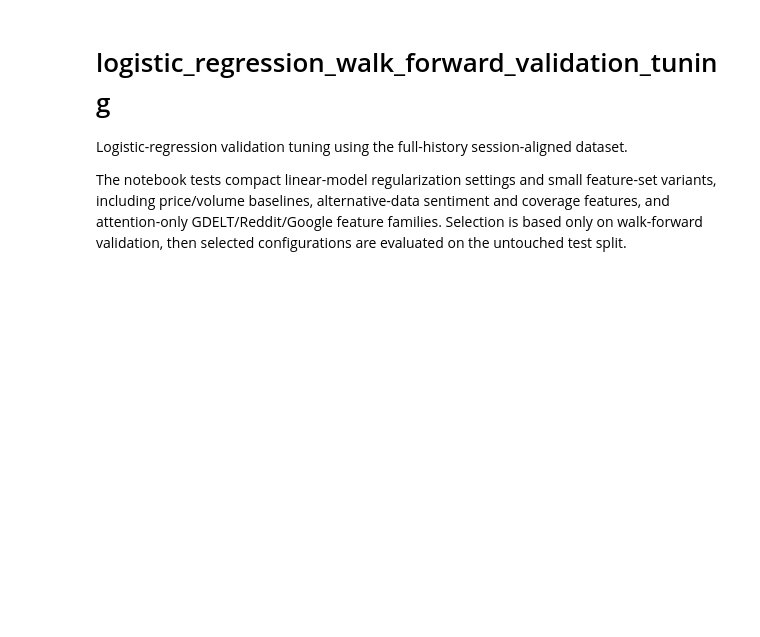
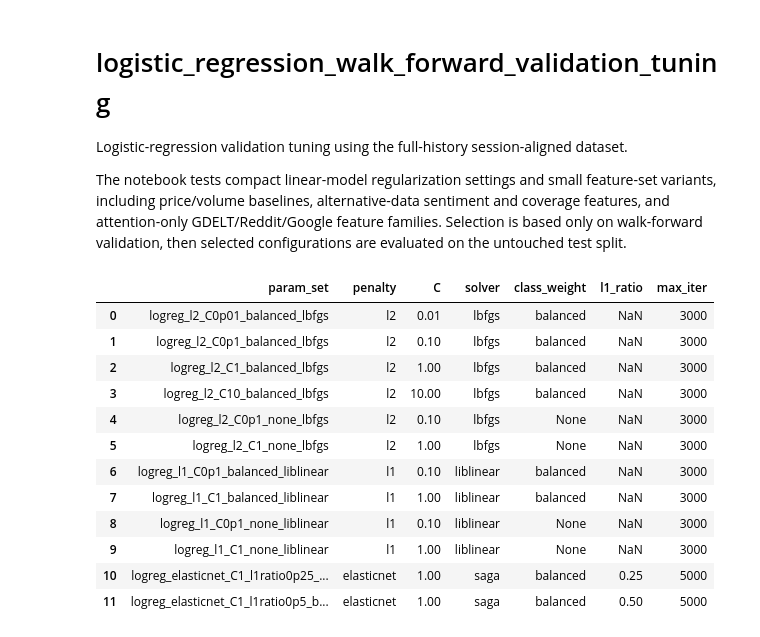
Before and after one commit to filip19992/equity-price-direction-predictor, a Jupyter notebook: notebooks/logistic_regression.ipynb, the cells around one changed output. Drawn from its saved outputs; the diff is of its cells as text; code cells hidden in the pictures; blank space fills up the shorter version.

```diff
--- a/notebooks/logistic_regression.ipynb
+++ b/notebooks/logistic_regression.ipynb
@@ -31,34 +30,13 @@ import sys
 if str(PROJECT_ROOT) not in sys.path:
     sys.path.insert(0, str(PROJECT_ROOT))
 
+from notebook_utils.experiment_config import build_default_config
 from notebook_utils.feature_set_grid_builder import FeatureFrameBuilder, FeatureSetGridBuilder
 from notebook_utils.metrics import ClassificationMetrics
 from notebook_utils.model_report_builder import ModelReportBuilder
 from notebook_utils.split_utils import make_split_dates, make_walk_forward_fold_specs, subset_by_dates
 
-CONFIG = {
-    "dataset_path": PROJECT_ROOT / "data" / "datasets" / "stock_panel_nine_tickers_session_aligned_full_history_adjusted_google_score_raw.csv",
-    "excluded_tickers": ["NFLX"],
-    "neutral_band": 0.005,
-    "test_size": 0.25,
-    "validation_fraction_within_pretest": 0.25,
-    "min_validation_dates": 20,
-    "gap_days": 1,
-    "random_state": 42,
-    "selection_metric": "selection_score",
-    "primary_validation_metric": "balanced_accuracy",
-    "walk_forward_folds": 4,
-    "walk_forward_validation_dates": 80,
-    "walk_forward_min_train_dates": 252,
-    "walk_forward_stability_penalty": 0.25,
-    "max_features_per_model": 10,
-    "tune_decision_threshold": True,
-    "threshold_min_quantile": 0.05,
-    "threshold_max_quantile": 0.95,
-    "threshold_grid_size": 181,
-    "bootstrap_iterations": 1000,
-    "bootstrap_ci": 0.95,
-}
+CONFIG = build_default_config(PROJECT_ROOT)
 
 LOGREG_C_VALUES = [0.01, 0.1, 1.0, 10.0]
 
@@ -133,33 +111,47 @@ for l1_ratio in [0.25, 0.5]:
             "C": 1.0,
             "solver": "saga",
             "class_weight": "balanced",
             "l1_ratio": l1_ratio,
             "max_iter": 5000,
         }
     )
 
 feature_grid = FeatureSetGridBuilder.build(
     max_features_per_model=CONFIG["max_features_per_model"],
 )
 
 PRICE_FEATURES = feature_grid.price_features
 VOLUME_FEATURE_OPTIONS = feature_grid.volume_feature_options
 GDELT_FEATURE_OPTIONS = feature_grid.gdelt_feature_options
 GDELT_SENTIMENT_FEATURE_OPTIONS = feature_grid.gdelt_sentiment_feature_options
 GDELT_ATTENTION_FEATURE_OPTIONS = feature_grid.gdelt_attention_feature_options
 REDDIT_FEATURE_OPTIONS = feature_grid.reddit_feature_options
 REDDIT_ATTENTION_FEATURE_OPTIONS = feature_grid.reddit_attention_feature_options
 GOOGLE_TRENDS_FEATURE_OPTIONS = feature_grid.google_trends_feature_options
 GOOGLE_SCORE_ATTENTION_FEATURE_OPTIONS = feature_grid.google_score_attention_feature_options
 DERIVED_FEATURE_COLUMNS = feature_grid.derived_feature_columns
 BASE_VOLUME_OPTION = feature_grid.base_volume_option
 BASELINE_FEATURE_SET = feature_grid.baseline_feature_set
 FEATURE_SET_SPECS = feature_grid.feature_set_specs
 FEATURE_SETS = feature_grid.feature_sets
 FEATURE_SET_METADATA = feature_grid.feature_set_metadata
 SKIPPED_FEATURE_SETS = feature_grid.skipped_feature_sets
 FEATURE_SETS_TO_TEST = feature_grid.feature_sets_to_test
 pd.DataFrame(LOGREG_PARAM_GRID)
+# %% [output]
+|  | param_set | penalty | C | solver | class_weight | l1_ratio | max_iter |
+| 0 | logreg_l2_C0p01_balanced_lbfgs | l2 | 0.01 | lbfgs | balanced | NaN | 3000 |
+| 1 | logreg_l2_C0p1_balanced_lbfgs | l2 | 0.10 | lbfgs | balanced | NaN | 3000 |
+| 2 | logreg_l2_C1_balanced_lbfgs | l2 | 1.00 | lbfgs | balanced | NaN | 3000 |
+| 3 | logreg_l2_C10_balanced_lbfgs | l2 | 10.00 | lbfgs | balanced | NaN | 3000 |
+| 4 | logreg_l2_C0p1_none_lbfgs | l2 | 0.10 | lbfgs | None | NaN | 3000 |
+| 5 | logreg_l2_C1_none_lbfgs | l2 | 1.00 | lbfgs | None | NaN | 3000 |
+| 6 | logreg_l1_C0p1_balanced_liblinear | l1 | 0.10 | liblinear | balanced | NaN | 3000 |
+| 7 | logreg_l1_C1_balanced_liblinear | l1 | 1.00 | liblinear | balanced | NaN | 3000 |
+| 8 | logreg_l1_C0p1_none_liblinear | l1 | 0.10 | liblinear | None | NaN | 3000 |
+| 9 | logreg_l1_C1_none_liblinear | l1 | 1.00 | liblinear | None | NaN | 3000 |
+| 10 | logreg_elasticnet_C1_l1ratio0p25_... | elasticnet | 1.00 | saga | balanced | 0.25 | 5000 |
+| 11 | logreg_elasticnet_C1_l1ratio0p5_b... | elasticnet | 1.00 | saga | balanced | 0.50 | 5000 |
 # %%
 from __future__ import annotations
 
```
Also changed, not shown: parts of 17 cells of this notebook, 11 other files.
